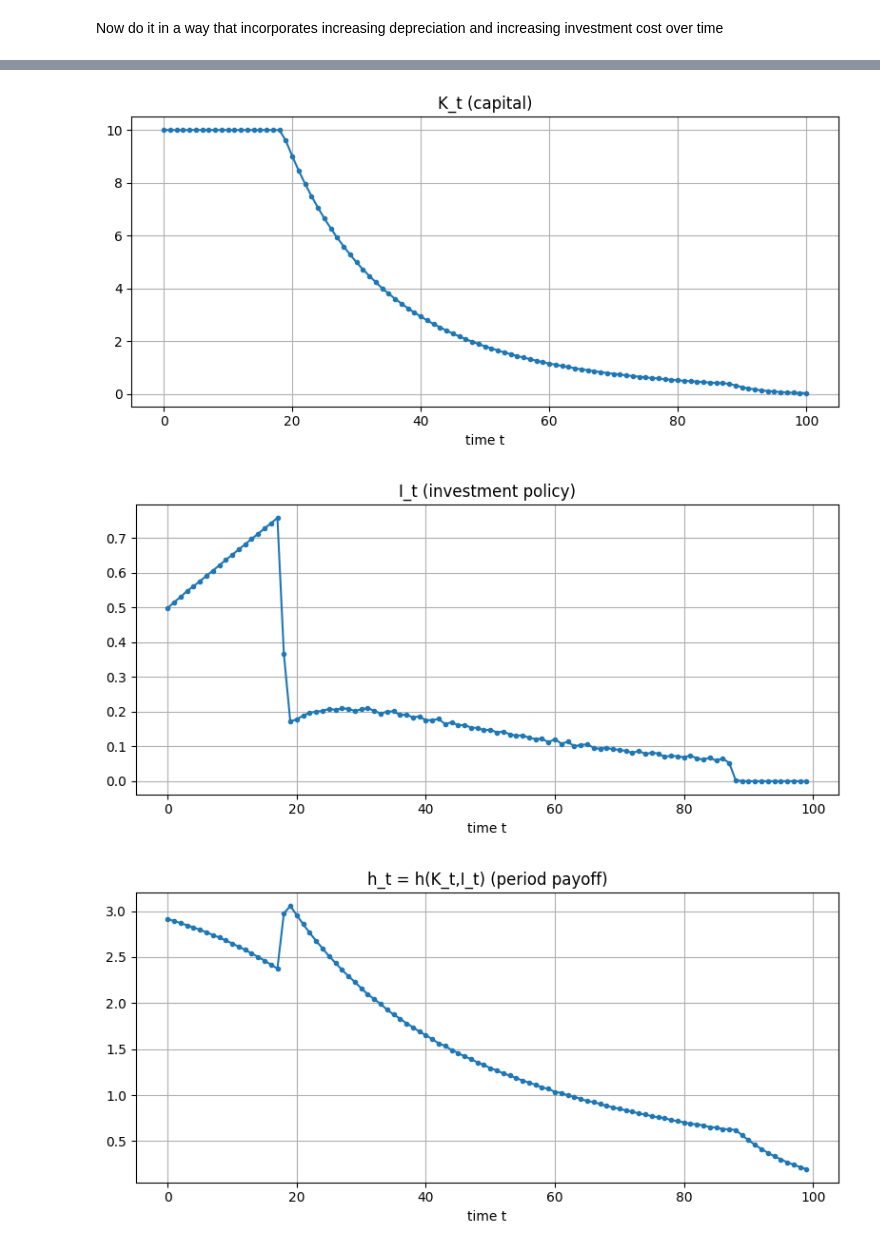
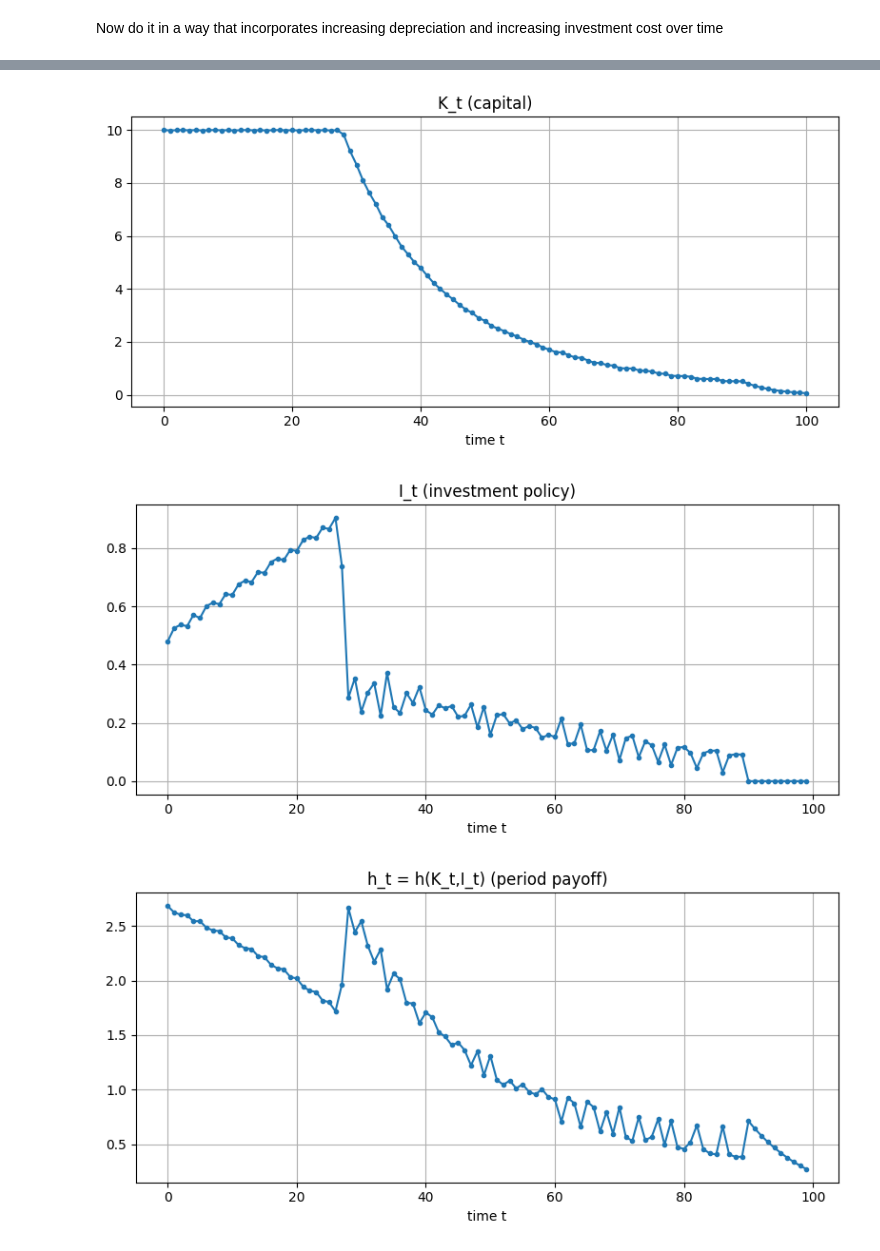
Before and after one commit to jacobmcl7/happiness_U_shape_foundation, a Jupyter notebook: Code/time-dep_problem_analysis.ipynb, the cells around one changed output, grey strips where cells are left out. Drawn from its saved outputs; the diff is of its cells as text; code cells hidden in the pictures.

Commit message:
Implement code changes to enhance functionality and improve performance

```diff
--- a/Code/time-dep_problem_analysis.ipynb
+++ b/Code/time-dep_problem_analysis.ipynb
@@ -35,7 +35,7 @@ Question: what is stopping individuals in this model from just accepting that ol
 # %% [markdown]
 Start by defining a function that solves the finite-horizon optimisation problem numerically via backward induction, and then simulates the solution trajectory from a specified starting point
 # %%
-def solve_and_simulate(K0, Kmin, Kmax, nK, Imin, Imax, nI, Tsim, gamma_path, delta_path, A, alpha, beta, h_of_t, K_grid, I_grid, K_next):
+def solve_and_simulate(K0, Kmin, Kmax, nK, Imin, Imax, nI, Tsim, beta, h_of_t, K_next):
 
     # these arguments correspond to:
         # K0: initial capital
@@ -48,7 +48,6 @@ def solve_and_simulate(K0, Kmin, Kmax, nK, Imin, Imax, nI, Tsim, gamma_path, del
         # delta_path: array of length Tsim with depreciation rate for each t
         # A, alpha, beta: model parameters
         # h_of_t: the function h(K,I,t) that computes period payoff (evaluated on a grid of different values of I)
-        # K_grid, I_grid: grids for state and control variables
         # K_next: function to compute next period capital
 
     #### SET UP THE GRID TO DO THE OPTIMISATION OVER
@@ -60,7 +59,7 @@ def solve_and_simulate(K0, Kmin, Kmax, nK, Imin, Imax, nI, Tsim, gamma_path, del
     #### DO BACKWARD INDUCTION TO SOLVE THE TIME-DEPENDENT PROBLEM
 
     # V[t, iK] will hold value at time t for K_grid[iK]
-    # V[Tsim,:] is terminal value = 0
+    # V[Tsim,:] is terminal value = 0 (i.e. no continuation value beyond this point)
     V = np.zeros((Tsim + 1, nK))
 
     # policy_I_idx[t, iK] will hold index of optimal I in I_grid for each (t, K_grid[iK])
@@ -74,14 +73,11 @@ def solve_and_simulate(K0, Kmin, Kmax, nK, Imin, Imax, nI, Tsim, gamma_path, del
         # create interpolator for V[t+1, .], taking the values of V for each K in K_grid and linearly interpolating
         Vnext_interp = interp1d(K_grid, V[t + 1], kind='linear', fill_value='extrapolate', assume_sorted=True)
 
-        # get the current time-dependent parameters
-        delta_t = delta_path[t]
-
         # loop across K grid to get the V and the policy I for each value of K
         for iK, K in enumerate(K_grid):
 
             # compute feasible K' for each candidate I (giving a vector) and the given K
-            Knext = K_next(K, I_grid, delta_t)
+            Knext = K_next(K, I_grid, t)
 
             # clip onto interpolation domain (i.e. if K>Kmax then set to Kmax, and same for Kmin)
             Knext_clipped = np.clip(Knext, Kmin, Kmax)
@@ -134,9 +130,10 @@ def solve_and_simulate(K0, Kmin, Kmax, nK, Imin, Imax, nI, Tsim, gamma_path, del
         # evaluate policy at current K_t using the t-th policy function
         I_t = float(policy_fun[t](Ks[t]))
         Is[t] = I_t
-        hs[t] = (A * (Ks[t]**alpha) - gamma_path[t] * (I_t**2))   # h_t = h(K_t,I_t,t)
+        # evaluate h at (K_t, I_t)
+        hs[t] = h_of_t(Ks[t], I_t, t)
         # update K
-        Ks[t + 1] = (1.0 - delta_path[t]) * Ks[t] + I_t
+        Ks[t + 1] = K_next(Ks[t], I_t, t)
 
 
     #### NOW PLOT RESULTS
@@ -173,21 +170,22 @@ Now solve the model with some baseline values: first the most basic, with no exp
 A = 1.0
 alpha = 0.5
 beta = 0.98
-Tsim = 100  # number of decision periods (0..Tsim-1). V[Tsim] is terminal value (set to 0, by the transversality condition under the condition we need capital stock positive at final period).
+Tsim = 100  # V[Tsim] is terminal value (set to 0, by the transversality condition under the condition we need capital stock positive at final period).
 gamma_path = np.linspace(1, 1, Tsim)**2  # constant investment cost over time
 delta_path = np.linspace(0.05, 0.05, Tsim)  # constant depreciation over time
 K0 = 10  # choose initial capital within [Kmin, Kmax] - we want it to start high
-Kmin, Kmax, nK = 0.1, 10.0, 1000
-Imin, Imax, nI = 0.0, 2.5, 1000
+Kmin, Kmax, nK = 0.1, 10.0, 100
+Imin, Imax, nI = 0.0, 2.5, 100
 
-# define payoff function depending on time t, h(K,I,t), vectorised in I
+# define payoff function depending on time t, h(K,I,t), vectorised in I (though we can put a scalar in too)
 def h_of_t(K, I_grid, t):
     gamma_t = gamma_path[t]
     return A * (K**alpha) - gamma_t * I_grid
 
 # define the law of motion function, dependent on time t
-def K_next(K, I_grid, delta_t):
+def K_next(K, I_grid, t):
+    delta_t = delta_path[t]
     return (1.0 - delta_t) * K + I_grid
 
-solve_and_simulate(K0, Kmin, Kmax, nK, Imin, Imax, nI, Tsim, gamma_path, delta_path, A, alpha, beta, h_of_t, K_grid, I_grid, K_next)
+solve_and_simulate(K0, Kmin, Kmax, nK, Imin, Imax, nI, Tsim, beta, h_of_t, K_next)
 # %% [output]
@@ -208,33 +210,38 @@ Now do it in a way that incorporates increasing depreciation and increasing inve
 # %%
 # set parameter values
 A = 1.0
 alpha = 0.5
-beta = 0.95
-Tsim = 100
+beta = 0.98
+Tsim = 100  # V[Tsim] is terminal value (set to 0, by the transversality condition under the condition we need capital stock positive at final period).
 gamma_path = np.linspace(1, 2, Tsim)**2  # increasing polynomial investment cost over time
 delta_path = np.linspace(0.05, 0.2, Tsim)  # increasing depreciation over time
-K0 = 10
+K0 = 10  # choose initial capital within [Kmin, Kmax] - we want it to start high
+Kmin, Kmax, nK = 0.1, 10.0, 100
+Imin, Imax, nI = 0.0, 2.5, 100
 
+# define payoff function depending on time t, h(K,I,t), vectorised in I (though we can put a scalar in too)
 def h_of_t(K, I_grid, t):
     gamma_t = gamma_path[t]
-    return A * (K**alpha) - I_grid * gamma_t
+    return A * (K**alpha) - gamma_t * I_grid
 
-def K_next(K, I_grid, delta_t):
+# define the law of motion function, dependent on time t
+def K_next(K, I_grid, t):
+    delta_t = delta_path[t]
     return (1.0 - delta_t) * K + I_grid
 
-solve_and_simulate(K0, Tsim, gamma_path, delta_path, A, alpha, beta, h_of_t, K_grid, I_grid, K_next)
+solve_and_simulate(K0, Kmin, Kmax, nK, Imin, Imax, nI, Tsim, beta, h_of_t, K_next)
 # %% [output]
 Backward step done: t=90
 Backward step done: t=80
 Backward step done: t=70
 Backward step done: t=60
 Backward step done: t=50
 Backward step done: t=40
 Backward step done: t=30
 Backward step done: t=20
 Backward step done: t=10
 Backward step done: t=0
 Backward induction finished.
-[figure, old version]
+[figure, new version]
-[figure, old version]
+[figure, new version]
-[figure, old version]
+[figure, new version]
```
Also changed, not shown: parts of 2 cells of this notebook, 1 other file.
